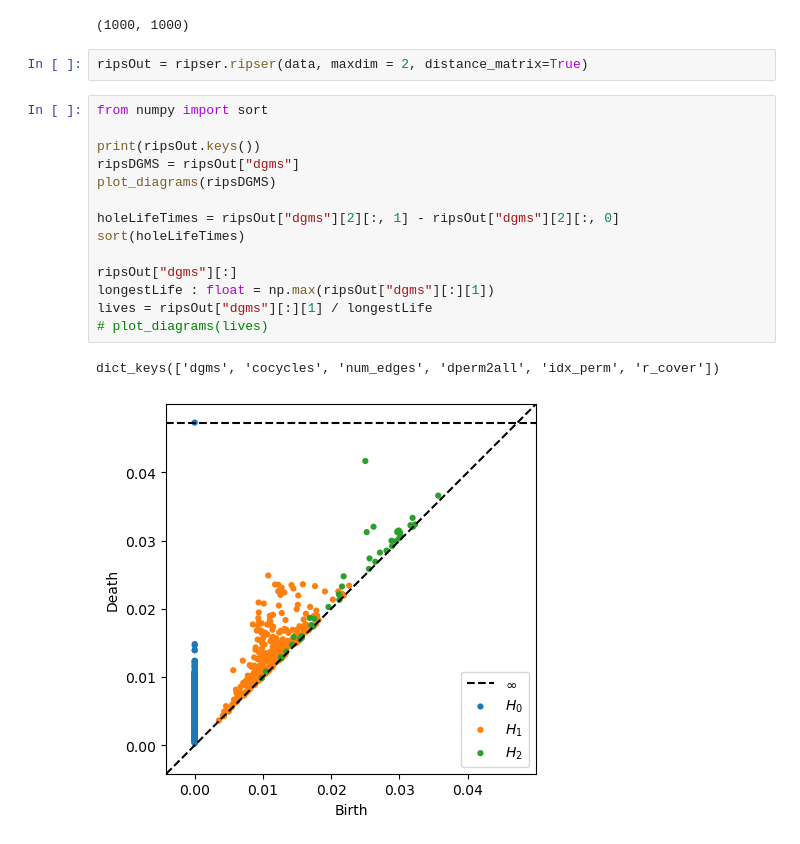
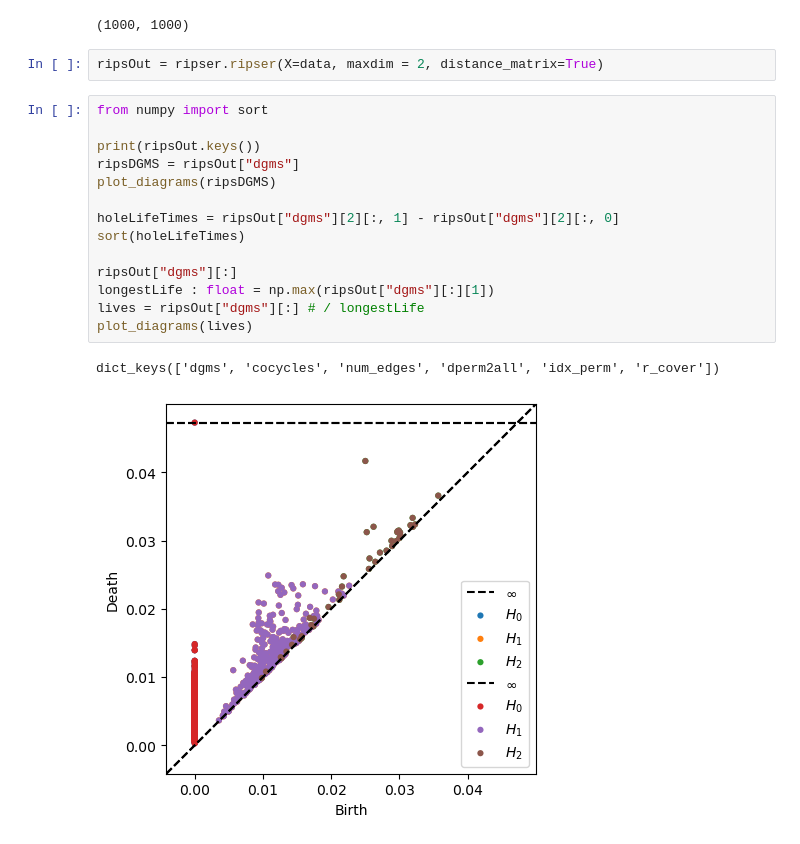
Before and after one commit to etscheelk/2024SummerTopo, a Jupyter notebook: Ethan/ripsertest.ipynb, the cells around one changed output. Drawn from its saved outputs; the diff is of its cells as text.

```diff
--- a/Ethan/ripsertest.ipynb
+++ b/Ethan/ripsertest.ipynb
@@ -18,24 +18,24 @@ print(data.shape)
 # %% [output]
 (1000, 1000)
 # %%
-ripsOut = ripser.ripser(data, maxdim = 2, distance_matrix=True)
+ripsOut = ripser.ripser(X=data, maxdim = 2, distance_matrix=True)
 # %%
 from numpy import sort
 
 print(ripsOut.keys())
 ripsDGMS = ripsOut["dgms"]
 plot_diagrams(ripsDGMS)
 
 holeLifeTimes = ripsOut["dgms"][2][:, 1] - ripsOut["dgms"][2][:, 0]
 sort(holeLifeTimes)
 
 ripsOut["dgms"][:]
 longestLife : float = np.max(ripsOut["dgms"][:][1])
-lives = ripsOut["dgms"][:][1] / longestLife
-# plot_diagrams(lives)
+lives = ripsOut["dgms"][:] # / longestLife
+plot_diagrams(lives)
 # %% [output]
 dict_keys(['dgms', 'cocycles', 'num_edges', 'dperm2all', 'idx_perm', 'r_cover'])
-[figure, old version]
+[figure, new version]
 # %%
 import gudhi
 import gudhi.persistence_graphical_tools
```
Also changed, not shown: parts of 2 cells of this notebook, 3 other files.
